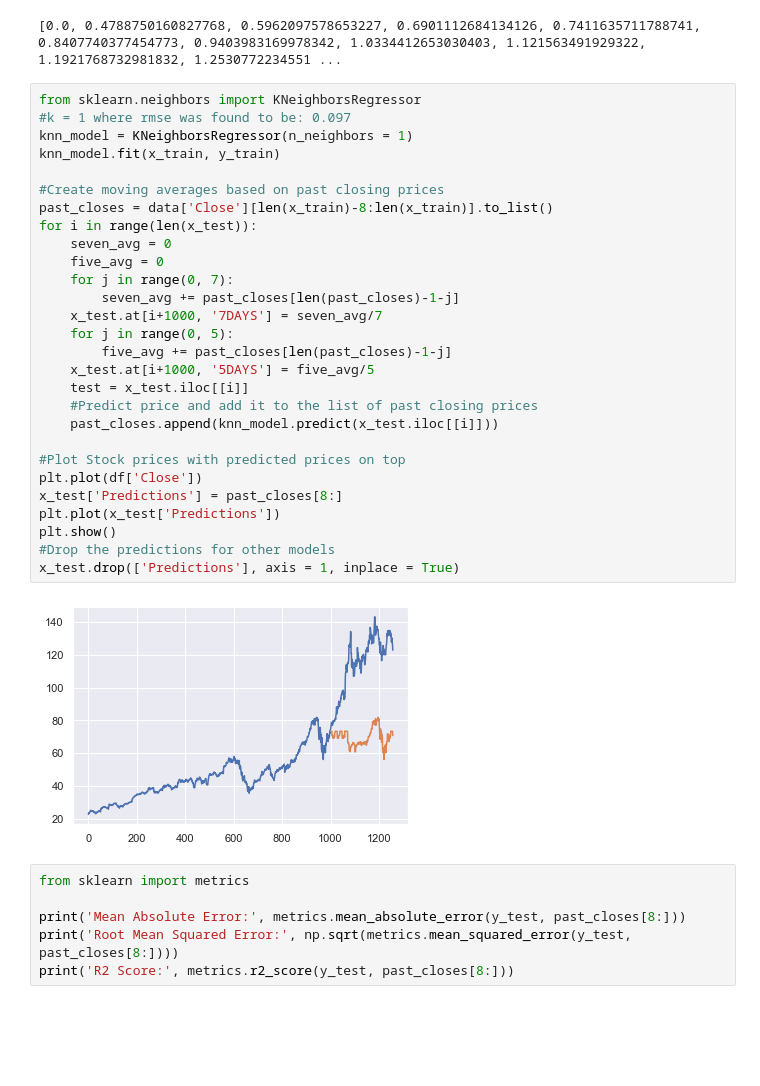
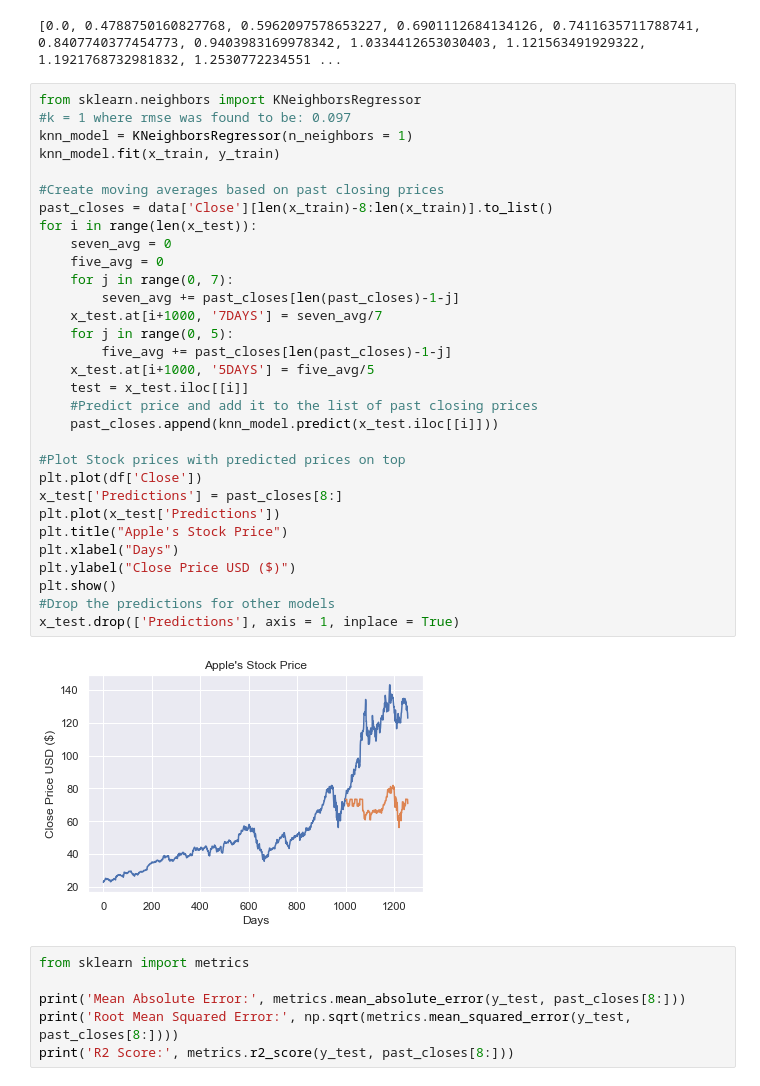
Before and after one commit to graydue/Stock-Price-Predictor, a Jupyter notebook: Stock_Prediction.ipynb, the cells around one changed output. Drawn from its saved outputs; the diff is of its cells as text; blank space fills up the shorter version.

```diff
--- a/Stock_Prediction.ipynb
+++ b/Stock_Prediction.ipynb
@@ -107,33 +109,36 @@ print(rmse)
 # %%
 from sklearn.neighbors import KNeighborsRegressor
 #k = 1 where rmse was found to be: 0.097
 knn_model = KNeighborsRegressor(n_neighbors = 1)
 knn_model.fit(x_train, y_train)
 
 #Create moving averages based on past closing prices
 past_closes = data['Close'][len(x_train)-8:len(x_train)].to_list()
 for i in range(len(x_test)):
     seven_avg = 0
     five_avg = 0
     for j in range(0, 7):
         seven_avg += past_closes[len(past_closes)-1-j]
     x_test.at[i+1000, '7DAYS'] = seven_avg/7
     for j in range(0, 5):
         five_avg += past_closes[len(past_closes)-1-j]
     x_test.at[i+1000, '5DAYS'] = five_avg/5
     test = x_test.iloc[[i]]
     #Predict price and add it to the list of past closing prices
     past_closes.append(knn_model.predict(x_test.iloc[[i]]))
 
 #Plot Stock prices with predicted prices on top
 plt.plot(df['Close'])
 x_test['Predictions'] = past_closes[8:]
 plt.plot(x_test['Predictions'])
+plt.title("Apple's Stock Price")
+plt.xlabel("Days")
+plt.ylabel("Close Price USD ($)")
 plt.show()
 #Drop the predictions for other models
 x_test.drop(['Predictions'], axis = 1, inplace = True)
 # %% [output]
-[figure, old version]
+[figure, new version]
 # %%
 from sklearn import metrics
 
```
Also changed, not shown: parts of 2 cells of this notebook.
